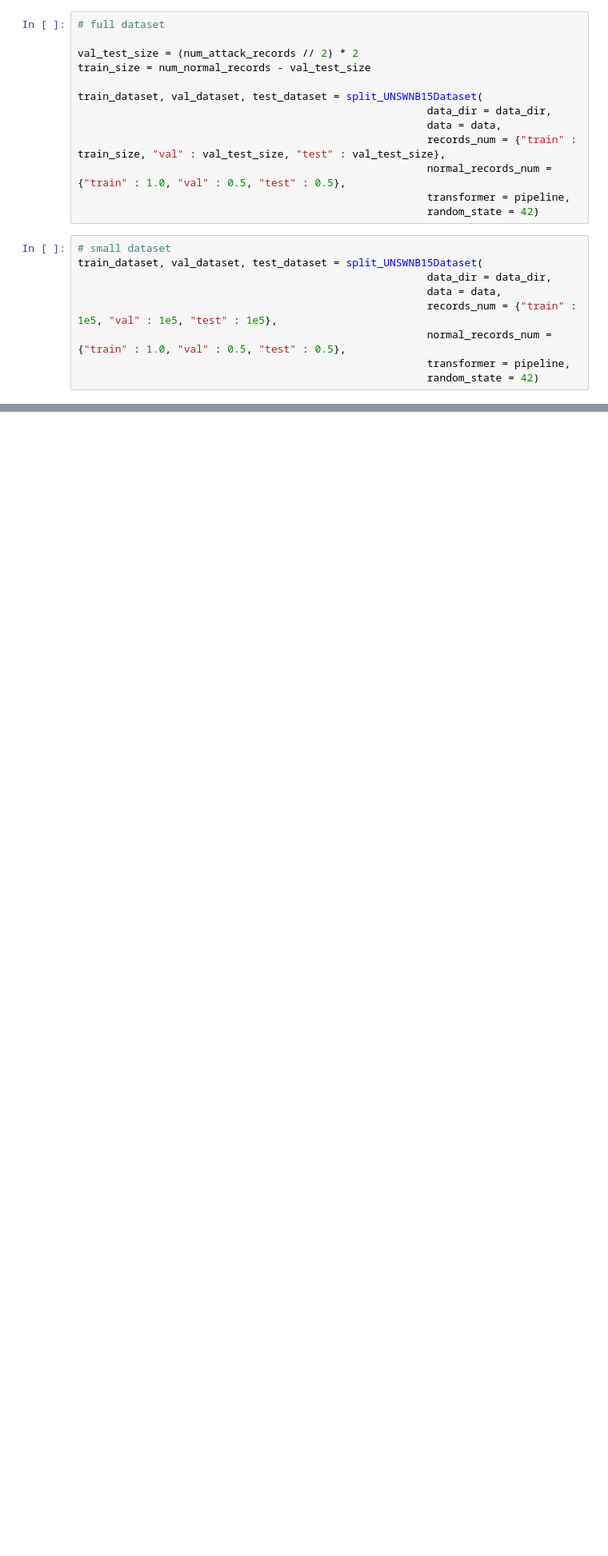
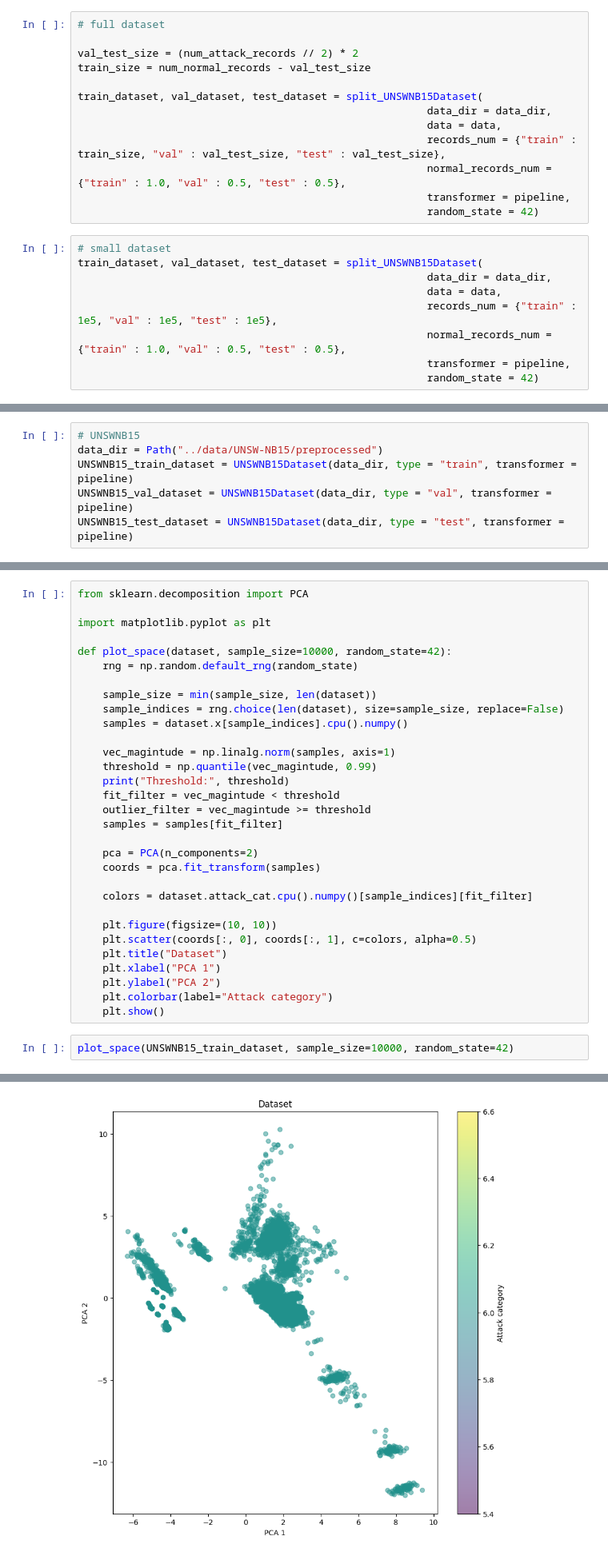
Before and after one commit to Szymon-Winiecki/network-anomaly-detection-research, a Jupyter notebook: code/dataset_test.ipynb, the cells around one changed output, grey strips where cells are left out. Shown at 80% size. Drawn from its saved outputs; the diff is of its cells as text; blank space fills up the shorter version.

```diff
--- a/code/dataset_test.ipynb
+++ b/code/dataset_test.ipynb
@@ -74,0 +109,6 @@ train_dataset, val_dataset, test_dataset = split_UNSWNB15Dataset(
+# %%
+# UNSWNB15
+data_dir = Path("../data/UNSW-NB15/preprocessed")
+UNSWNB15_train_dataset = UNSWNB15Dataset(data_dir, type = "train", transformer = pipeline)
+UNSWNB15_val_dataset = UNSWNB15Dataset(data_dir, type = "val", transformer = pipeline)
+UNSWNB15_test_dataset = UNSWNB15Dataset(data_dir, type = "test", transformer = pipeline)
@@ -272,0 +738,34 @@ metrics
+# %%
+from sklearn.decomposition import PCA
+
+import matplotlib.pyplot as plt
+
+def plot_space(dataset, sample_size=10000, random_state=42):
+    rng = np.random.default_rng(random_state)
+
+    sample_size = min(sample_size, len(dataset))
+    sample_indices = rng.choice(len(dataset), size=sample_size, replace=False)
+    samples = dataset.x[sample_indices].cpu().numpy()
+
+    vec_magintude = np.linalg.norm(samples, axis=1)
+    threshold = np.quantile(vec_magintude, 0.99)
+    print("Threshold:", threshold)
+    fit_filter = vec_magintude < threshold
+    outlier_filter = vec_magintude >= threshold
+    samples = samples[fit_filter]
+
+    pca = PCA(n_components=2)
+    coords = pca.fit_transform(samples)
+
+    colors = dataset.attack_cat.cpu().numpy()[sample_indices][fit_filter]
+
+    plt.figure(figsize=(10, 10))
+    plt.scatter(coords[:, 0], coords[:, 1], c=colors, alpha=0.5)
+    plt.title("Dataset")
+    plt.xlabel("PCA 1")
+    plt.ylabel("PCA 2")
+    plt.colorbar(label="Attack category")
+    plt.show()
+# %%
+plot_space(UNSWNB15_train_dataset, sample_size=10000, random_state=42)
+# %% [output]
@@ -272,0 +773 @@ metrics
+[figure, added]
```
Also changed, not shown: parts of 33 cells of this notebook, 1 other file.
